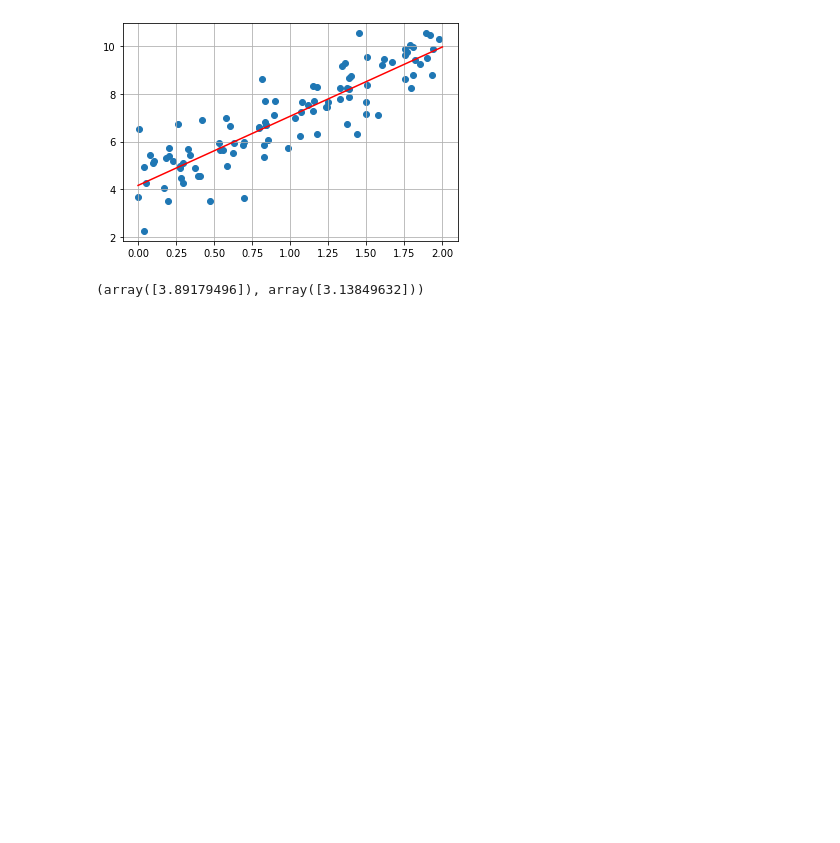
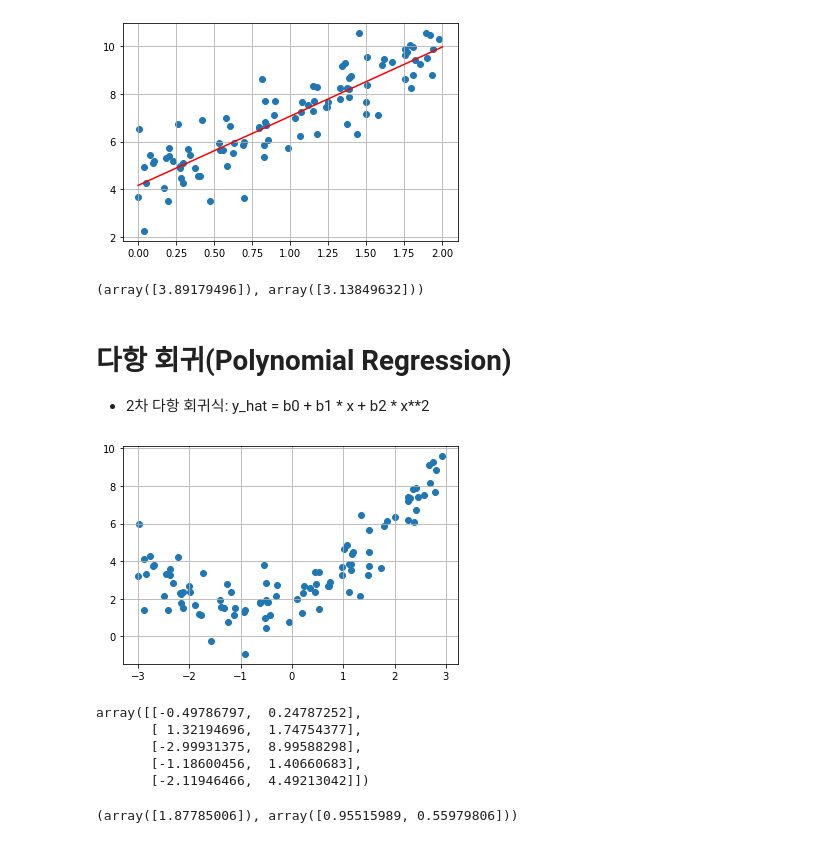
Before and after one commit to JakeOh/202011_itw_pyml_wkd, a Jupyter notebook: ml03.ipynb, the cells around one changed output. Saved outputs shown, nothing was run; the diff lists cells and outputs as text; code cells hidden in the pictures; blank space fills up the shorter version.

```diff
--- a/ml03.ipynb
+++ b/ml03.ipynb
@@ -206,3 +206,18 @@ sgd_reg.fit(X, y.ravel())  # 모델 학습
 sgd_reg.intercept_, sgd_reg.coef_
 # %% [output]
 (array([3.89179496]), array([3.13849632]))
+# %% [markdown]
+# 다항 회귀(Polynomial Regression)
+
+* 2차 다항 회귀식: y_hat = b0 + b1 * x + b2 * x**2
+# %%
+np.random.seed(1)
+
+m = 100  # 샘플 개수
+X = 6 * np.random.rand(m, 1) - 3  # -3 <= X < 3 범위의 난수 100개 2d array 샘플 데이터
+y = 0.5 * X**2 + X + 2 + np.random.randn(m, 1)
+
+plt.scatter(X, y)
+plt.grid()
+# %% [output]
+[figure, added]
@@ -208,0 +226,17 @@ sgd_reg.intercept_, sgd_reg.coef_
+# %%
+poly_features = PolynomialFeatures(degree=2, include_bias=False)
+X_poly = poly_features.fit_transform(X)
+X_poly[:5]
+# %% [output]
+array([[-0.49786797,  0.24787252],
+       [ 1.32194696,  1.74754377],
+       [-2.99931375,  8.99588298],
+       [-1.18600456,  1.40660683],
+       [-2.11946466,  4.49213042]])
+# %%
+sgd_reg = SGDRegressor()  # 모델 생성
+sgd_reg.fit(X_poly, y.ravel())  # 2차항이 포함된 데이터로 모델 훈련
+# y_hat = b0 + b1 * x + b2 * x**2
+sgd_reg.intercept_, sgd_reg.coef_
+# %% [output]
+(array([1.87785006]), array([0.95515989, 0.55979806]))
```
Also changed, not shown: parts of 4 cells of this notebook.
